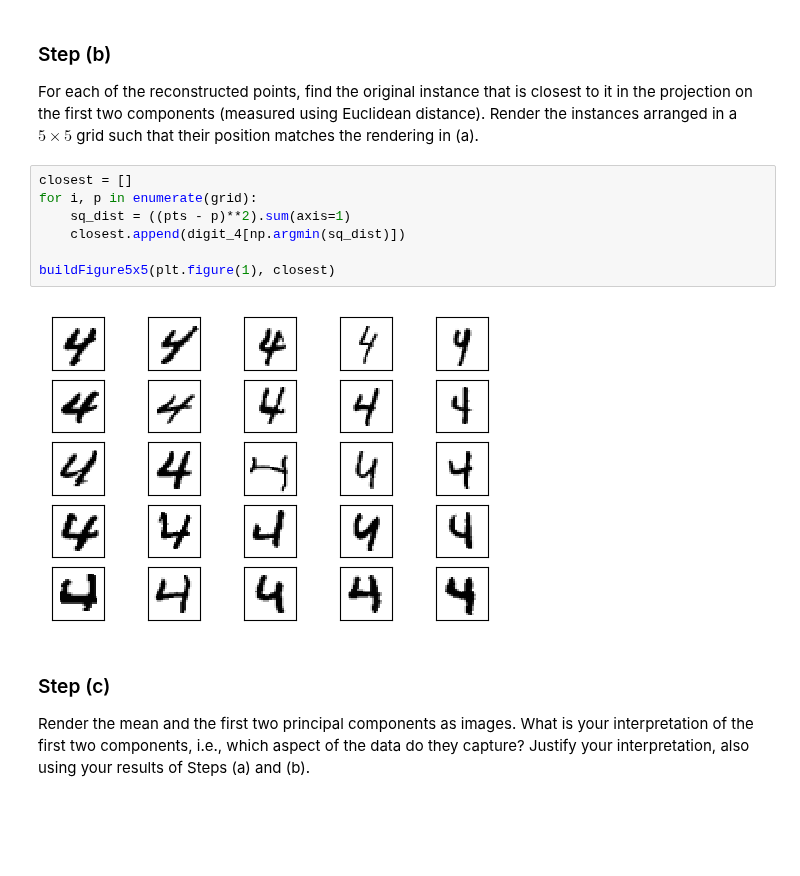
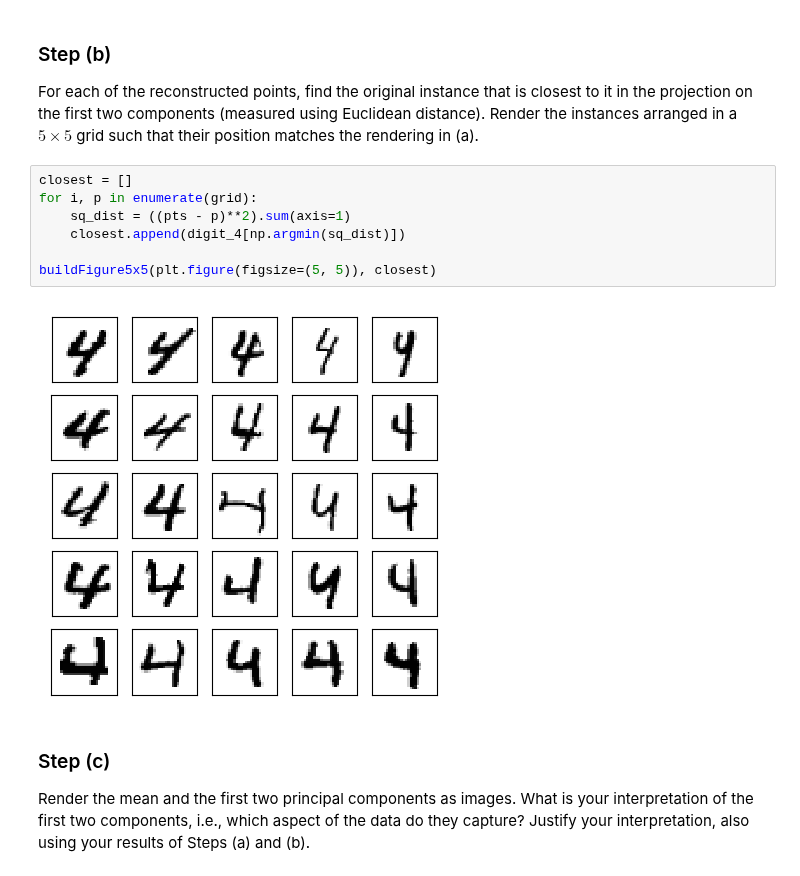
Before and after one commit to e-dorigatti/ML-course, a Jupyter notebook: assignment3-solution.ipynb, the cells around one changed output. Drawn from its saved outputs; the diff is of its cells as text; blank space fills up the shorter version.

```diff
--- a/assignment3-solution.ipynb
+++ b/assignment3-solution.ipynb
@@ -138,12 +139,12 @@ For each of the reconstructed points, find the original instance that is closest
 # %%
 closest = []
 for i, p in enumerate(grid):
     sq_dist = ((pts - p)**2).sum(axis=1)
     closest.append(digit_4[np.argmin(sq_dist)])
 
-buildFigure5x5(plt.figure(1), closest)
+buildFigure5x5(plt.figure(figsize=(5, 5)), closest)
 # %% [output]
-[figure, old version]
+[figure, new version]
 # %% [markdown]
 ### Step (c)
 Render the mean and the first two principal components as images. What is your interpretation of the first two components, i.e., which aspect of the data do they capture? Justify your interpretation, also using your results of Steps (a) and (b).
```
Also changed, not shown: parts of 4 cells of this notebook.
